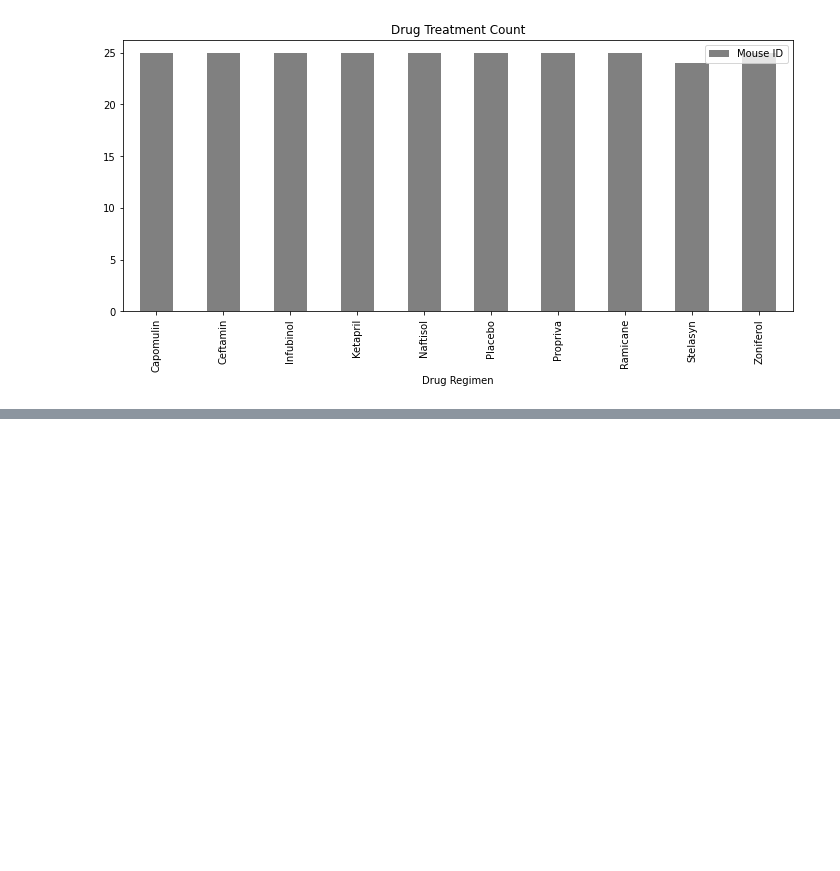
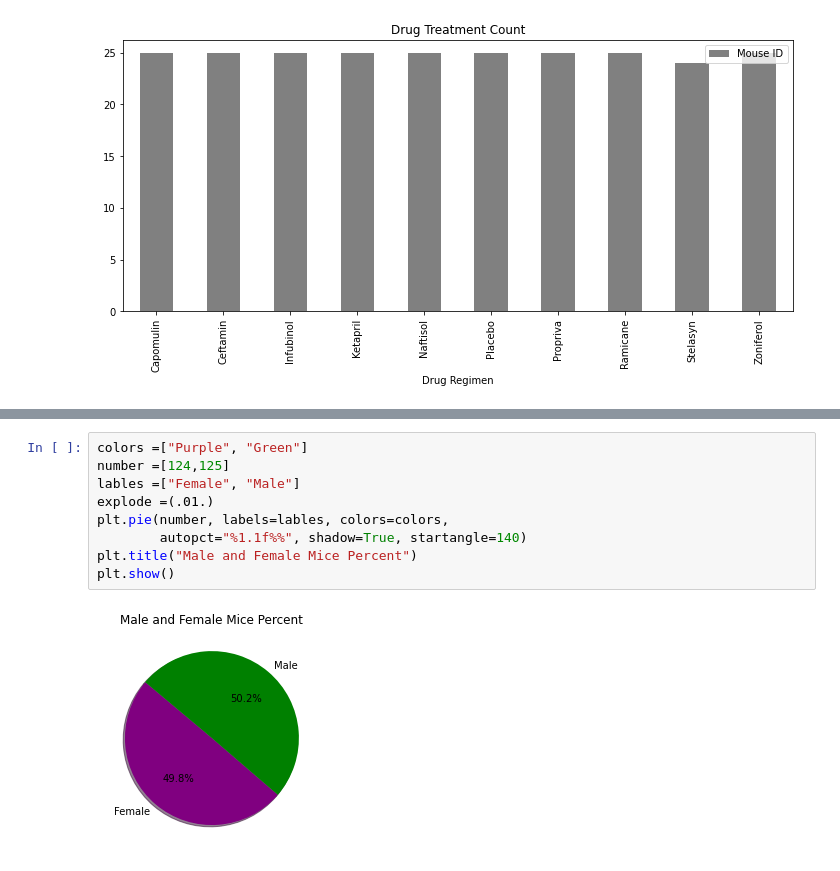
Before and after one commit to rouxshoux/The_Power_of_Plots, a Jupyter notebook: Untitled.ipynb, the cells around one changed output, grey strips where cells are left out. Saved outputs shown, nothing was run; the diff lists cells and outputs as text; blank space fills up the shorter version.

```diff
--- a/Untitled.ipynb
+++ b/Untitled.ipynb
@@ -94,0 +84,11 @@ drug_count
+# %%
+colors =["Purple", "Green"]
+number =[124,125]
+lables =["Female", "Male"]
+explode =(.01.)
+plt.pie(number, labels=lables, colors=colors,
+        autopct="%1.1f%%", shadow=True, startangle=140)
+plt.title("Male and Female Mice Percent")
+plt.show()
+# %% [output]
+[figure, added]
```
Also changed, not shown: parts of 3 cells of this notebook.
